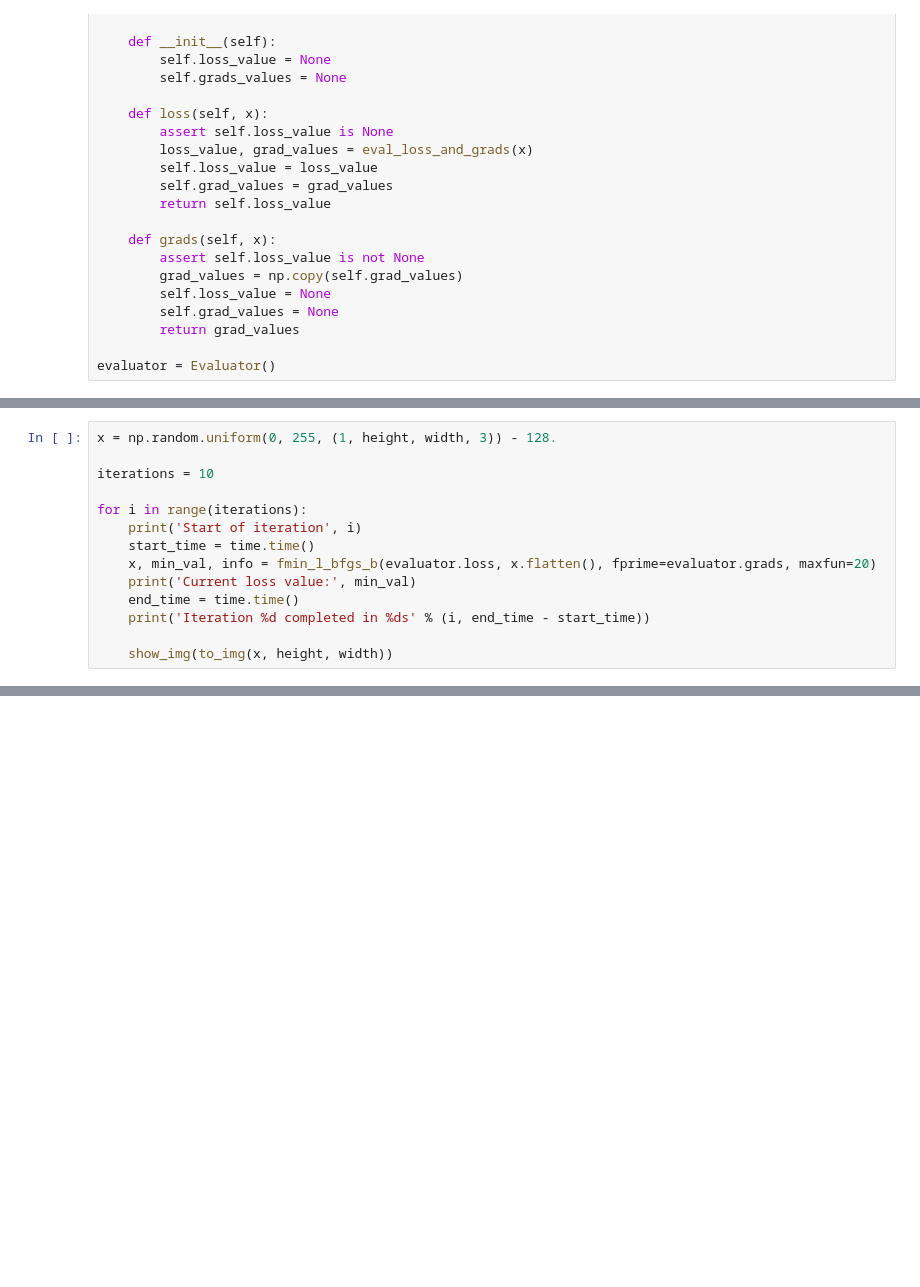
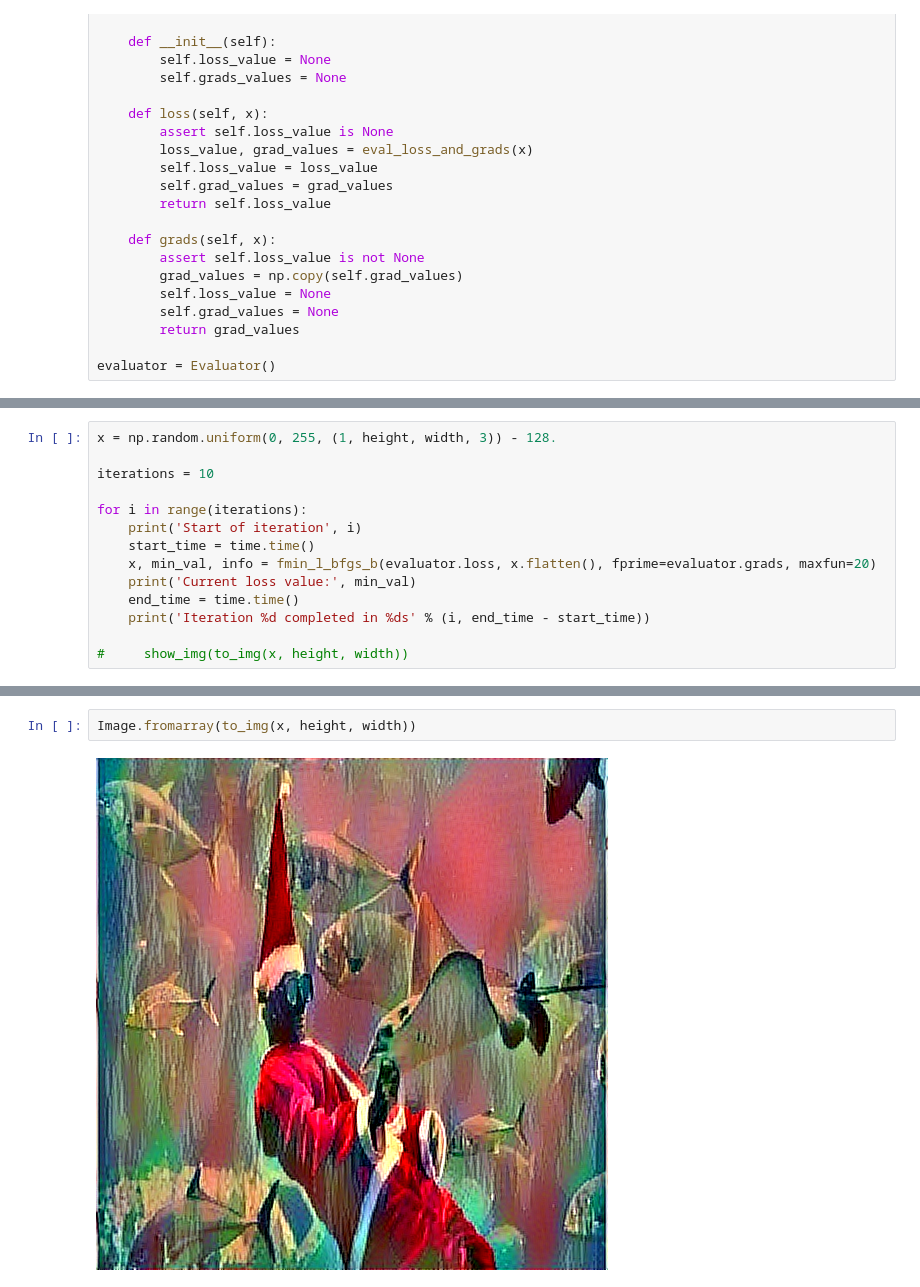
Before and after one commit to aivanou/ml-workshop, a Jupyter notebook: artistic_transfer.ipynb, the cells around one changed output, grey strips where cells are left out. Saved outputs shown, nothing was run; the diff lists cells and outputs as text; blank space fills up the shorter version.

```diff
--- a/artistic_transfer.ipynb
+++ b/artistic_transfer.ipynb
@@ -254,6 +254,6 @@ for i in range(iterations):
     end_time = time.time()
     print('Iteration %d completed in %ds' % (i, end_time - start_time))
 
-    show_img(to_img(x, height, width))
+#     show_img(to_img(x, height, width))
 # %% [output]
 Start of iteration 0
@@ -283,0 +276,4 @@ Iteration 5 completed in 12s
+# %%
+Image.fromarray(to_img(x, height, width))
+# %% [output]
+[figure, added]
```
Also changed, not shown: parts of 12 cells of this notebook, 2 other files.
